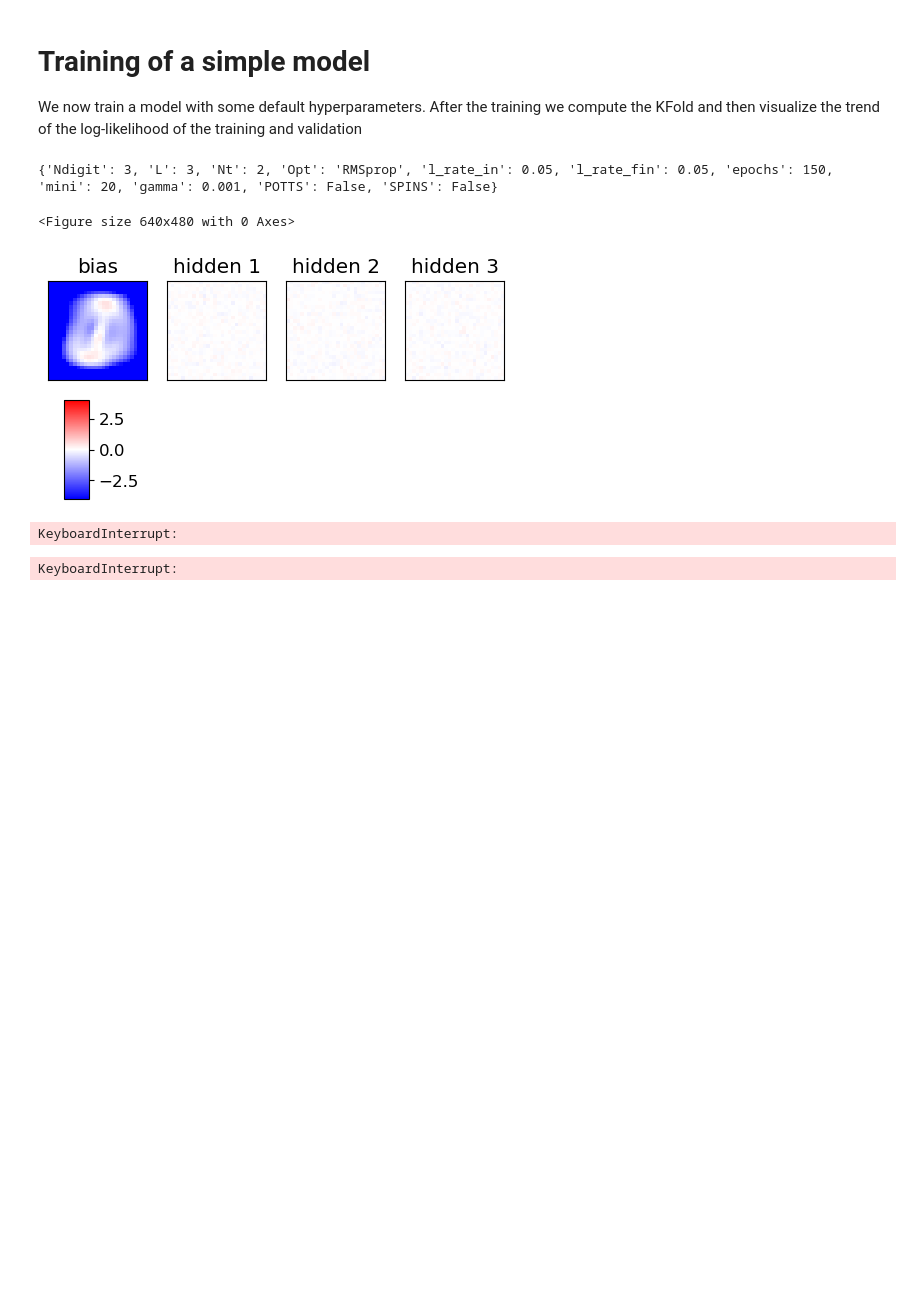
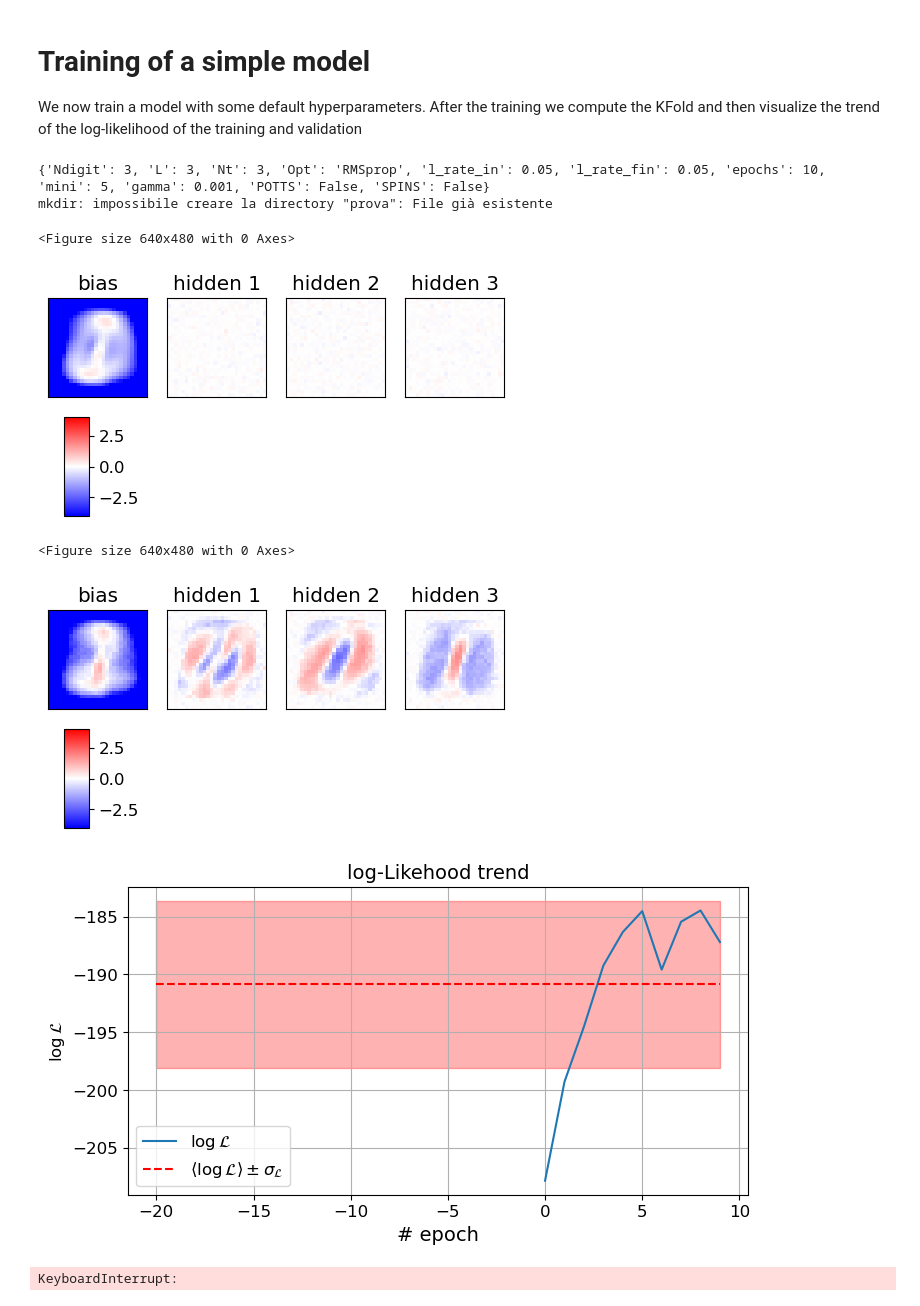
Before and after one commit to FrancescoLR02/LCP-Mod-B-Exercises, a Jupyter notebook: ex2_RBM/group2503_exercise2.ipynb, the cells around one changed output. Drawn from its saved outputs; the diff is of its cells as text; code cells hidden in the pictures; blank space fills up the shorter version.

Commit message:
prova a forzare transizione

```diff
--- a/ex2_RBM/group2503_exercise2.ipynb
+++ b/ex2_RBM/group2503_exercise2.ipynb
@@ -636,7 +636,7 @@ def plot_err_trainVSvalid(all_err_train,all_err_valid,epoch_step_ticker=5):
 # %%
 # eq(213) page 97, activation via sigmoid
 # taking into account energy gap 2 for "spin" variables (-1,1)
-def CD_step(v_in,wei,bias,details=False,POTTS=False,force_transition=False,target_state=None):
+def CD_step(v_in,wei,bias,details=False,POTTS=False):
     """
         Generates the state on the other layer:
         Field "H" ->  activation "a" -> probability "p" -> Spins/bits v_out
@@ -670,8 +670,8 @@ def CD_step(v_in,wei,bias,details=False,POTTS=False,force_transition=False,targe
         v_out[np.random.random_sample(n) < p] = 1
 
     # to force the transition and overcome the energy barrier
-    if force_transition and target_state is not None:
-        v_out = target_state
+    # if force_transition and target_state is not None:
+    #     v_out = target_state
 
     if details: return v_out,p,a
     else: return v_out
@@ -942,12 +963,16 @@ We now train a model with some default hyperparameters. After the training we co
 # %%
-DefaultHyperp = {'Ndigit': 3, 'L': 3, 'Nt': 2, 'Opt': 'RMSprop', 'l_rate_in': 0.05, 'l_rate_fin': 0.05, 'epochs': 150, 'mini': 20, 'gamma': 0.001, 'POTTS': False, 'SPINS': False}
+DefaultHyperp = {'Ndigit': 3, 'L': 3, 'Nt': 3, 'Opt': 'RMSprop', 'l_rate_in': 0.05, 'l_rate_fin': 0.05, 'epochs':10, 'mini': 5, 'gamma': 0.001, 'POTTS': False, 'SPINS': False}
 print(DefaultHyperp)
-train_RBM(DefaultHyperp, FolderName = Folder1, Debug = True, LL = True, LLPlot=True, BoolSaveFile=True)
+!mkdir prova
+train_RBM(DefaultHyperp, FolderName = 'prova', Debug = True, LL = True, LLPlot=True, BoolSaveFile=True, force_transition=True)
 # %% [output]
-{'Ndigit': 3, 'L': 3, 'Nt': 2, 'Opt': 'RMSprop', 'l_rate_in': 0.05, 'l_rate_fin': 0.05, 'epochs': 150, 'mini': 20, 'gamma': 0.001, 'POTTS': False, 'SPINS': False}
+{'Ndigit': 3, 'L': 3, 'Nt': 3, 'Opt': 'RMSprop', 'l_rate_in': 0.05, 'l_rate_fin': 0.05, 'epochs': 10, 'mini': 5, 'gamma': 0.001, 'POTTS': False, 'SPINS': False}
+mkdir: impossibile creare la directory "prova": File già esistente
 <Figure size 640x480 with 0 Axes>
 [figure]
-KeyboardInterrupt:
+<Figure size 640x480 with 0 Axes>
+[figure, added]
+[figure, added]
 # %%
 #PERFORM THE K-FOLD
 logLtrain_arrays, logLvalid_arrays = KFold_SingleModel(data, DefaultHyperp, num_k_folds = 3, FolderToSave = Folder2)
```
Also changed, not shown: parts of 4 cells of this notebook.
